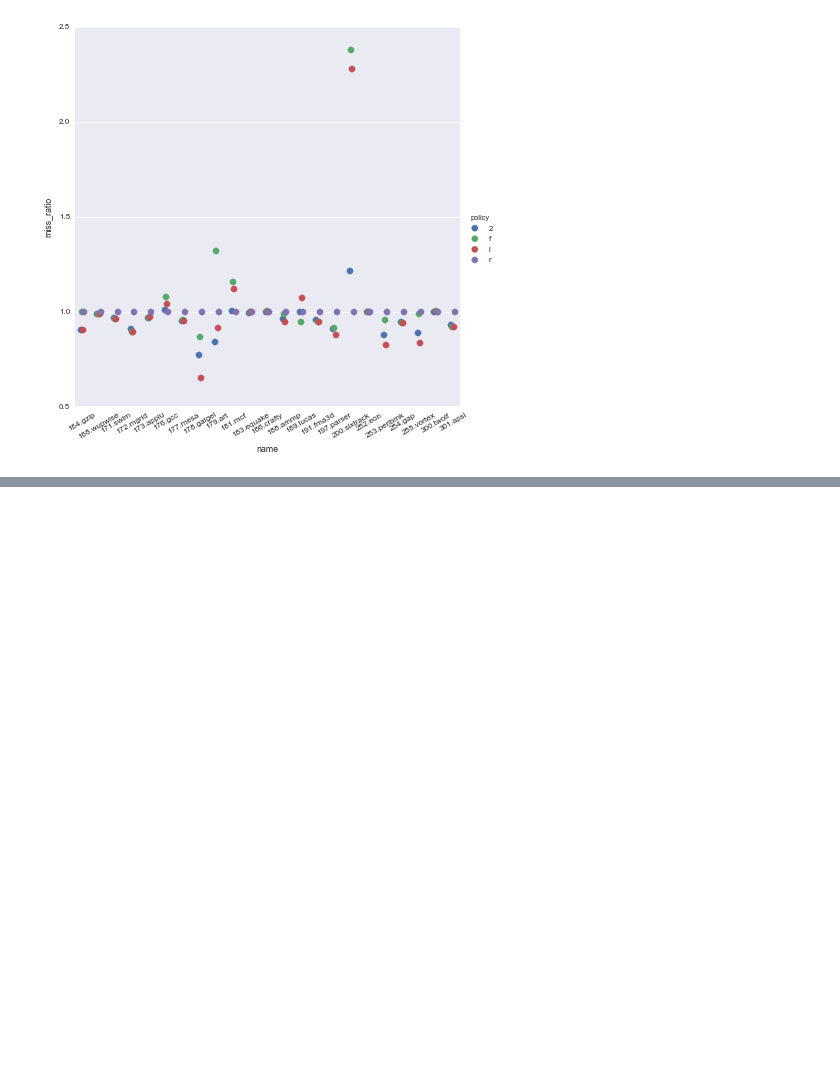
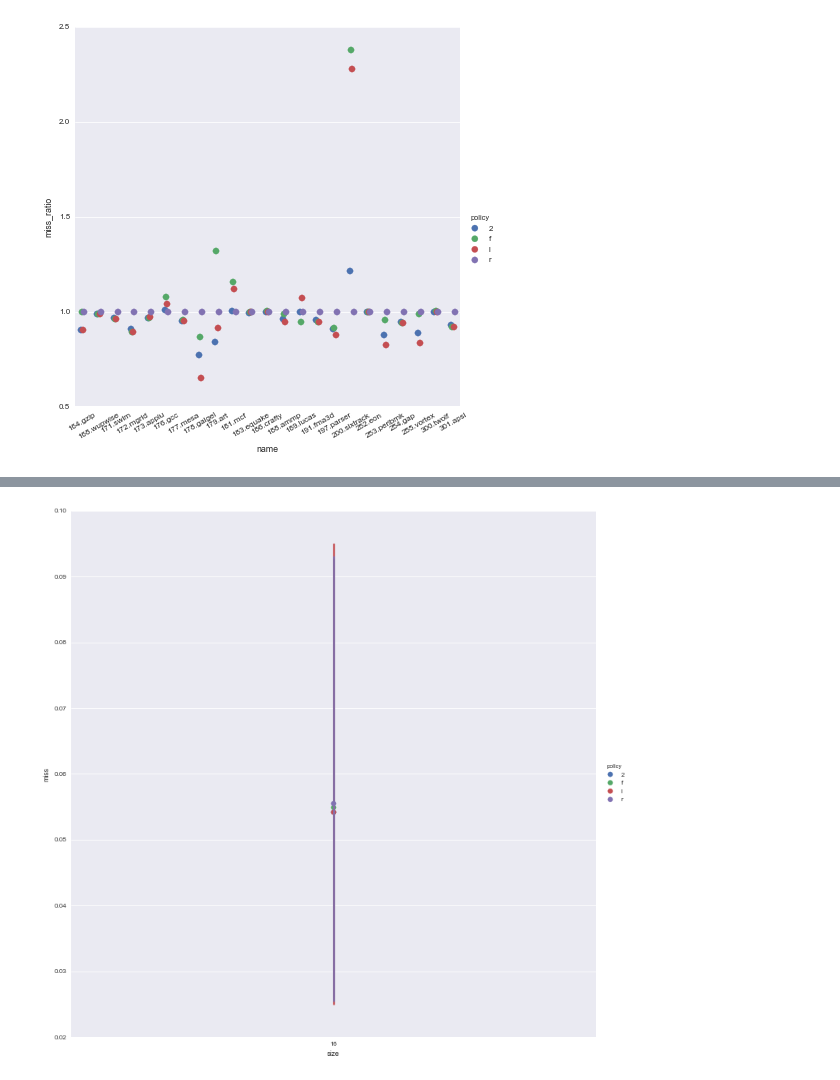
Before and after one commit to danluu/dineroIV, a Jupyter notebook: traces/spec/Plot.ipynb, the cells around one changed output, grey strips where cells are left out. Drawn from its saved outputs; the diff is of its cells as text; code cells hidden in the pictures; blank space fills up the shorter version.

```diff
--- a/traces/spec/Plot.ipynb
+++ b/traces/spec/Plot.ipynb
@@ -53,0 +52,7 @@ g.set_xticklabels(rotation=30)
+# %%
+f_size8 = open("sizes-8.csv",'r')
+df8 = read_csv(f_size8)
+# %%
+g = sns.factorplot("size", "miss", "policy", linestyles=["none", "none", "none", "none"], data=df8[df8["size"]==16], size=10)
+# %% [output]
+[figure, added]
```
Also changed, not shown: parts of 3 cells of this notebook.
